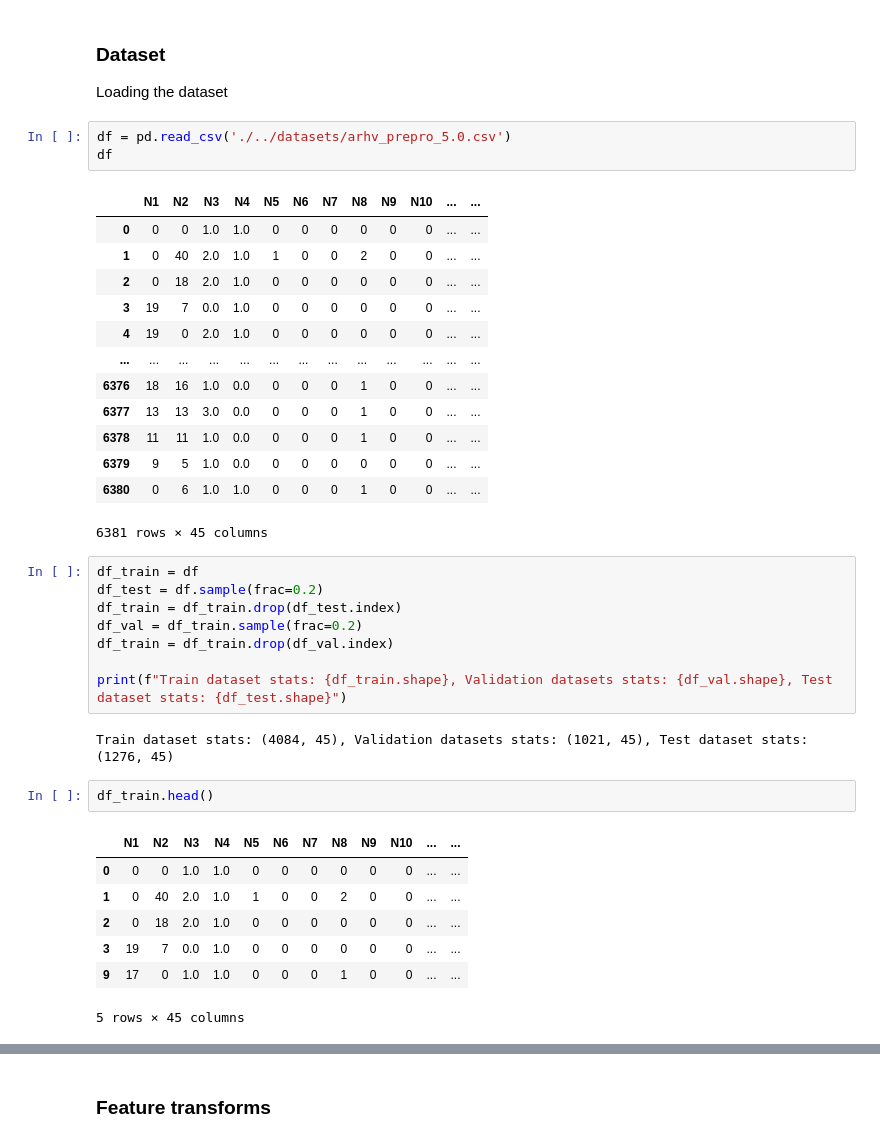
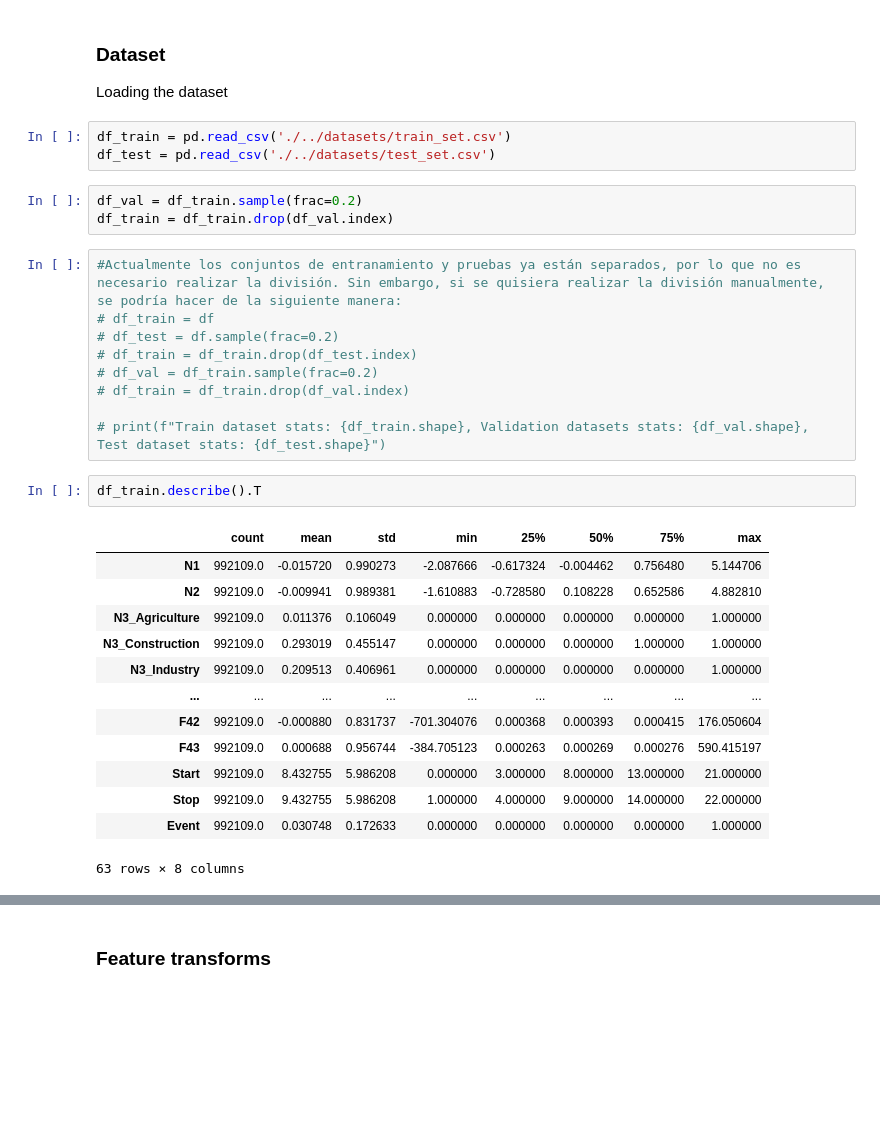
Before and after one commit to aavazquez-go/cdm_prototype, a Jupyter notebook: notebooks/cox_cc.ipynb, the cells around one changed output, grey strips where cells are left out. Drawn from its saved outputs; the diff is of its cells as text; blank space fills up the shorter version.

```diff
--- a/notebooks/cox_cc.ipynb
+++ b/notebooks/cox_cc.ipynb
@@ -19,39 +19,33 @@ _ = torch.manual_seed(123)
 ### Dataset
 Loading the dataset
 # %%
-df = pd.read_csv('./../datasets/arhv_prepro_5.0.csv')
-df
+df_train = pd.read_csv('./../datasets/train_set.csv')
+df_test = pd.read_csv('./../datasets/test_set.csv')
-# %% [output]
-|  | N1 | N2 | N3 | N4 | N5 | N6 | N7 | N8 | N9 | N10 | ... | ... |
-| 0 | 0 | 0 | 1.0 | 1.0 | 0 | 0 | 0 | 0 | 0 | 0 | ... | ... |
-| 1 | 0 | 40 | 2.0 | 1.0 | 1 | 0 | 0 | 2 | 0 | 0 | ... | ... |
-| 2 | 0 | 18 | 2.0 | 1.0 | 0 | 0 | 0 | 0 | 0 | 0 | ... | ... |
-| 3 | 19 | 7 | 0.0 | 1.0 | 0 | 0 | 0 | 0 | 0 | 0 | ... | ... |
-| 4 | 19 | 0 | 2.0 | 1.0 | 0 | 0 | 0 | 0 | 0 | 0 | ... | ... |
-| ... | ... | ... | ... | ... | ... | ... | ... | ... | ... | ... | ... | ... |
-| 6376 | 18 | 16 | 1.0 | 0.0 | 0 | 0 | 0 | 1 | 0 | 0 | ... | ... |
-| 6377 | 13 | 13 | 3.0 | 0.0 | 0 | 0 | 0 | 1 | 0 | 0 | ... | ... |
-| 6378 | 11 | 11 | 1.0 | 0.0 | 0 | 0 | 0 | 1 | 0 | 0 | ... | ... |
-| 6379 | 9 | 5 | 1.0 | 0.0 | 0 | 0 | 0 | 0 | 0 | 0 | ... | ... |
-| 6380 | 0 | 6 | 1.0 | 1.0 | 0 | 0 | 0 | 1 | 0 | 0 | ... | ... |
-6381 rows × 45 columns
+# %%
+df_val = df_train.sample(frac=0.2)
+df_train = df_train.drop(df_val.index)
 # %%
-df_train = df
-df_test = df.sample(frac=0.2)
-df_train = df_train.drop(df_test.index)
-df_val = df_train.sample(frac=0.2)
-df_train = df_train.drop(df_val.index)
+#Actualmente los conjuntos de entranamiento y pruebas ya están separados, por lo que no es necesario realizar la división. Sin embargo, si se quisiera realizar la división manualmente, se podría hacer de la siguiente manera:
+# df_train = df
+# df_test = df.sample(frac=0.2)
+# df_train = df_train.drop(df_test.index)
+# df_val = df_train.sample(frac=0.2)
+# df_train = df_train.drop(df_val.index)
 
-print(f"Train dataset stats: {df_train.shape}, Validation datasets stats: {df_val.shape}, Test dataset stats: {df_test.shape}")
+# print(f"Train dataset stats: {df_train.shape}, Validation datasets stats: {df_val.shape}, Test dataset stats: {df_test.shape}")
-# %% [output]
-Train dataset stats: (4084, 45), Validation datasets stats: (1021, 45), Test dataset stats: (1276, 45)
 # %%
-df_train.head()
+df_train.describe().T
 # %% [output]
-|  | N1 | N2 | N3 | N4 | N5 | N6 | N7 | N8 | N9 | N10 | ... | ... |
-| 0 | 0 | 0 | 1.0 | 1.0 | 0 | 0 | 0 | 0 | 0 | 0 | ... | ... |
-| 1 | 0 | 40 | 2.0 | 1.0 | 1 | 0 | 0 | 2 | 0 | 0 | ... | ... |
-| 2 | 0 | 18 | 2.0 | 1.0 | 0 | 0 | 0 | 0 | 0 | 0 | ... | ... |
-| 3 | 19 | 7 | 0.0 | 1.0 | 0 | 0 | 0 | 0 | 0 | 0 | ... | ... |
-| 9 | 17 | 0 | 1.0 | 1.0 | 0 | 0 | 0 | 1 | 0 | 0 | ... | ... |
+|  | count | mean | std | min | 25% | 50% | 75% | max |
+| N1 | 992109.0 | -0.015720 | 0.990273 | -2.087666 | -0.617324 | -0.004462 | 0.756480 | 5.144706 |
+| N2 | 992109.0 | -0.009941 | 0.989381 | -1.610883 | -0.728580 | 0.108228 | 0.652586 | 4.882810 |
+| N3_Agriculture | 992109.0 | 0.011376 | 0.106049 | 0.000000 | 0.000000 | 0.000000 | 0.000000 | 1.000000 |
+| N3_Construction | 992109.0 | 0.293019 | 0.455147 | 0.000000 | 0.000000 | 0.000000 | 1.000000 | 1.000000 |
+| N3_Industry | 992109.0 | 0.209513 | 0.406961 | 0.000000 | 0.000000 | 0.000000 | 0.000000 | 1.000000 |
+| ... | ... | ... | ... | ... | ... | ... | ... | ... |
+| F42 | 992109.0 | -0.000880 | 0.831737 | -701.304076 | 0.000368 | 0.000393 | 0.000415 | 176.050604 |
+| F43 | 992109.0 | 0.000688 | 0.956744 | -384.705123 | 0.000263 | 0.000269 | 0.000276 | 590.415197 |
+| Start | 992109.0 | 8.432755 | 5.986208 | 0.000000 | 3.000000 | 8.000000 | 13.000000 | 21.000000 |
+| Stop | 992109.0 | 9.432755 | 5.986208 | 1.000000 | 4.000000 | 9.000000 | 14.000000 | 22.000000 |
+| Event | 992109.0 | 0.030748 | 0.172633 | 0.000000 | 0.000000 | 0.000000 | 0.000000 | 1.000000 |
-5 rows × 45 columns
+63 rows × 8 columns
```
Also changed, not shown: parts of 3 cells of this notebook, 10 other files.
